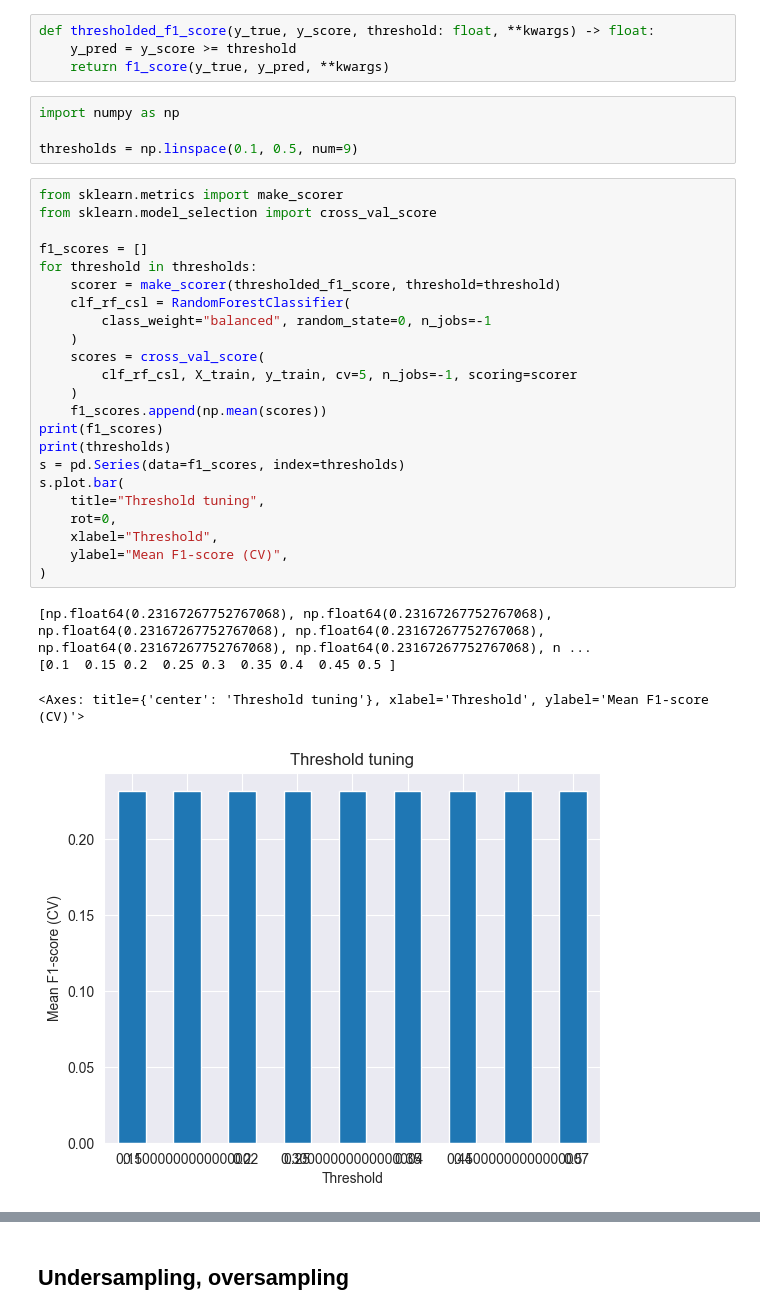
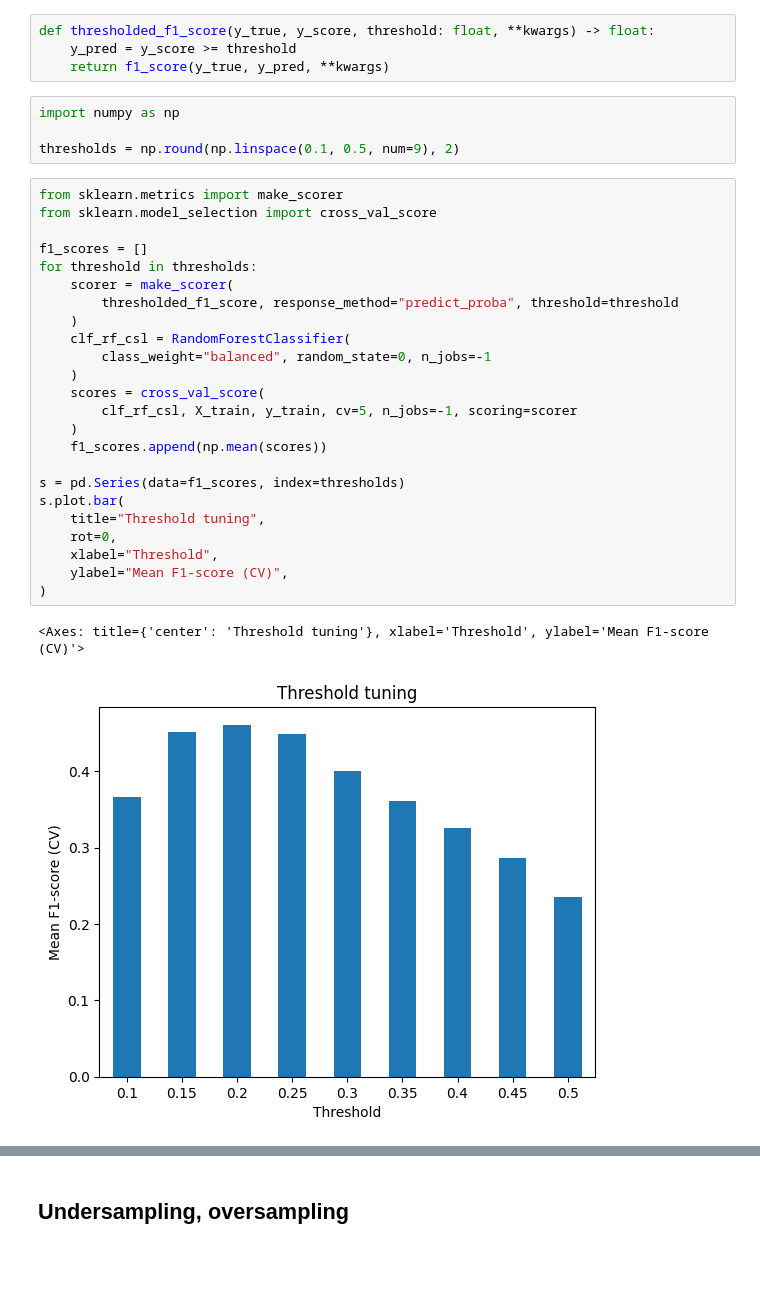
Before and after one commit to Jeremylaby/podstawy-uczenia-maszynowego-24-25, a Jupyter notebook: lab5/notebook.ipynb, the cells around one changed output, grey strips where cells are left out. Saved outputs shown, nothing was run; the diff lists cells and outputs as text; blank space fills up the shorter version.

```diff
--- a/lab5/notebook.ipynb
+++ b/lab5/notebook.ipynb
@@ -199,32 +216,31 @@ def thresholded_f1_score(y_true, y_score, threshold: float, **kwargs) -> float:
 # %%
 import numpy as np
 
-thresholds = np.linspace(0.1, 0.5, num=9)
+thresholds = np.round(np.linspace(0.1, 0.5, num=9), 2)
 # %%
 from sklearn.metrics import make_scorer
 from sklearn.model_selection import cross_val_score
 
 f1_scores = []
 for threshold in thresholds:
-    scorer = make_scorer(thresholded_f1_score, threshold=threshold)
+    scorer = make_scorer(
+        thresholded_f1_score, response_method="predict_proba", threshold=threshold
+    )
     clf_rf_csl = RandomForestClassifier(
         class_weight="balanced", random_state=0, n_jobs=-1
     )
     scores = cross_val_score(
         clf_rf_csl, X_train, y_train, cv=5, n_jobs=-1, scoring=scorer
     )
     f1_scores.append(np.mean(scores))
-print(f1_scores)
-print(thresholds)
+
 s = pd.Series(data=f1_scores, index=thresholds)
 s.plot.bar(
     title="Threshold tuning",
     rot=0,
     xlabel="Threshold",
     ylabel="Mean F1-score (CV)",
 )
 # %% [output]
-[np.float64(0.23167267752767068), np.float64(0.23167267752767068), np.float64(0.23167267752767068), np.float64(0.23167267752767068), np.float64(0.23167267752767068), np.float64(0.23167267752767068), n ...
-[0.1  0.15 0.2  0.25 0.3  0.35 0.4  0.45 0.5 ]
+<Axes: title={'center': 'Threshold tuning'}, xlabel='Threshold', ylabel='Mean F1-score (CV)'>
-<Axes: title={'center': 'Threshold tuning'}, xlabel='Threshold', ylabel='Mean F1-score (CV)'>
-[figure, old version]
+[figure, new version]
```
Also changed, not shown: parts of 59 cells of this notebook, 2 other files.
